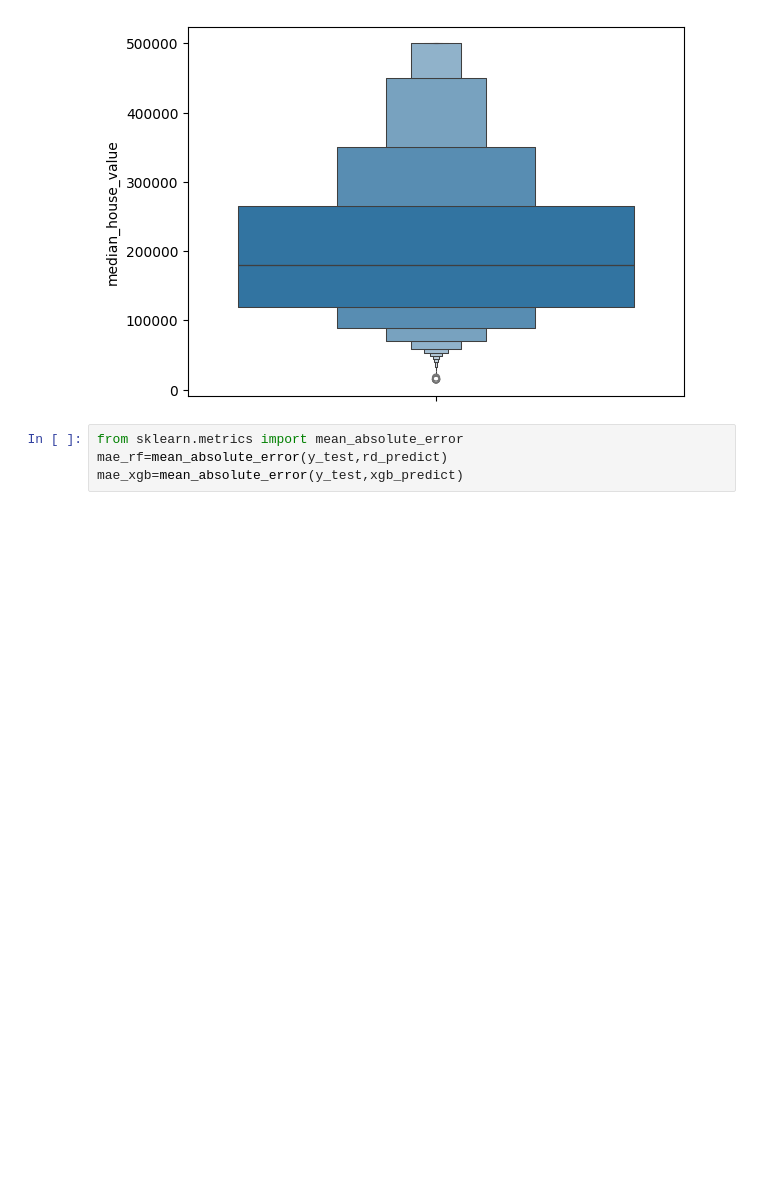
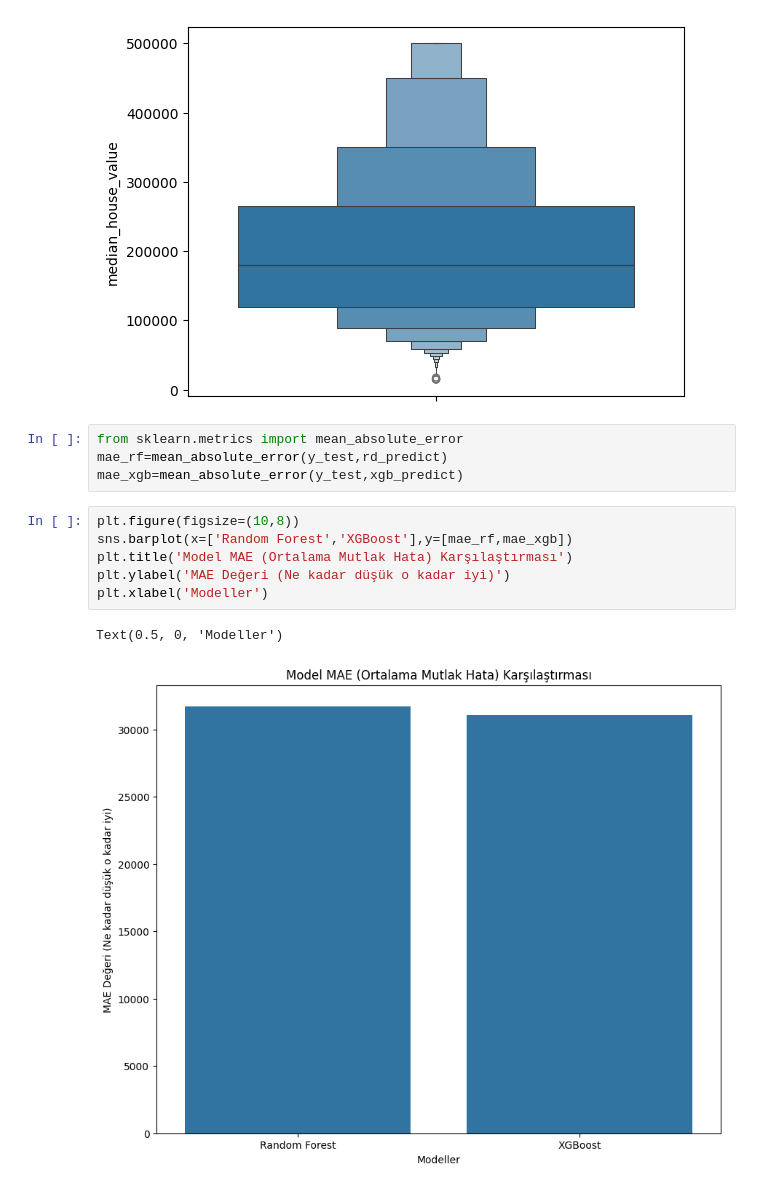
Before and after one commit to beyzadurdu6619/KaggleCompetitions, a Jupyter notebook: housingprice.ipynb, the cells around one changed output. Cells and saved outputs as stored; diff of their text form; blank space fills up the shorter version.

```diff
--- a/housingprice.ipynb
+++ b/housingprice.ipynb
@@ -161,3 +161,12 @@ sns.boxenplot(encoded_data['median_house_value'])
 from sklearn.metrics import mean_absolute_error
 mae_rf=mean_absolute_error(y_test,rd_predict)
 mae_xgb=mean_absolute_error(y_test,xgb_predict)
+# %%
+plt.figure(figsize=(10,8))
+sns.barplot(x=['Random Forest','XGBoost'],y=[mae_rf,mae_xgb])
+plt.title('Model MAE (Ortalama Mutlak Hata) Karşılaştırması')
+plt.ylabel('MAE Değeri (Ne kadar düşük o kadar iyi)')
+plt.xlabel('Modeller')
+# %% [output]
+Text(0.5, 0, 'Modeller')
+[figure, added]
```
Also changed, not shown: parts of 1 cell of this notebook.
